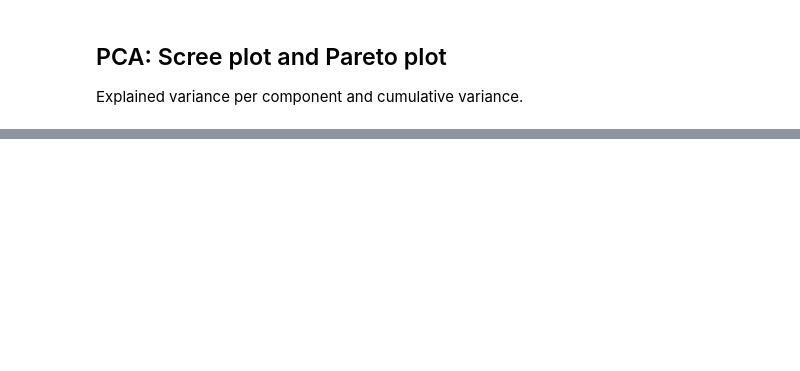
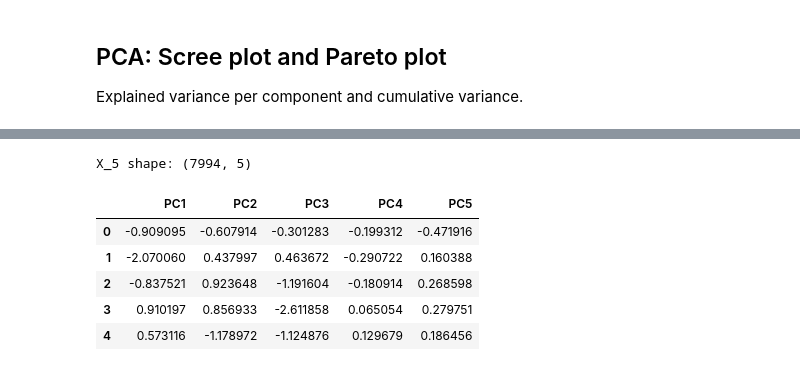
Before and after one commit to ZhuoQiuMcgill/INSE6220-FinalProject, a Jupyter notebook: src/project_code.ipynb, the cells around one changed output, grey strips where cells are left out. Saved outputs shown, nothing was run; the diff lists cells and outputs as text; code cells hidden in the pictures; blank space fills up the shorter version.

```diff
--- a/src/project_code.ipynb
+++ b/src/project_code.ipynb
@@ -348,0 +441,23 @@ print(df['koi_score'].describe().to_string())
+# %%
+# PCA reduction to 5 components (X_5)
+import numpy as np
+import pandas as pd
+
+# Guard: require eigvecs and X_std from PCA cell
+if 'eigvecs' not in globals() or 'X_std' not in globals():
+    raise RuntimeError('Run the Standardization and PCA (robust) cell first.')
+
+k = 5
+W5 = eigvecs[:, :k]
+Z5 = X_std @ W5
+X_5 = pd.DataFrame(Z5, columns=[f'PC{i+1}' for i in range(k)])
+print(f'X_5 shape: {X_5.shape}')
+X_5.head()
+# %% [output]
+X_5 shape: (7994, 5)
+|  | PC1 | PC2 | PC3 | PC4 | PC5 |
+| 0 | -0.909095 | -0.607914 | -0.301283 | -0.199312 | -0.471916 |
+| 1 | -2.070060 | 0.437997 | 0.463672 | -0.290722 | 0.160388 |
+| 2 | -0.837521 | 0.923648 | -1.191604 | -0.180914 | 0.268598 |
+| 3 | 0.910197 | 0.856933 | -2.611858 | 0.065054 | 0.279751 |
+| 4 | 0.573116 | -1.178972 | -1.124876 | 0.129679 | 0.186456 |
```
Also changed, not shown: parts of 9 cells of this notebook, 1 other file.
